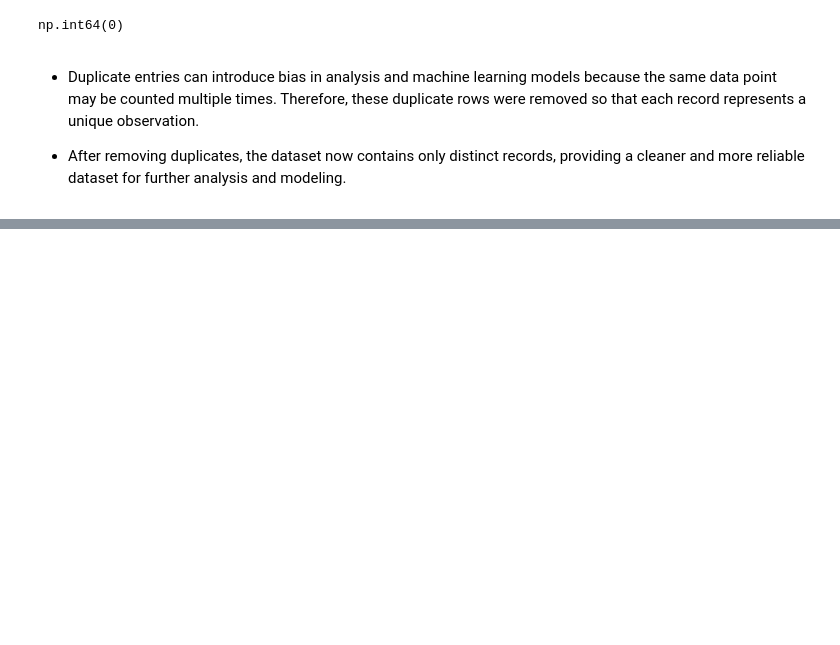
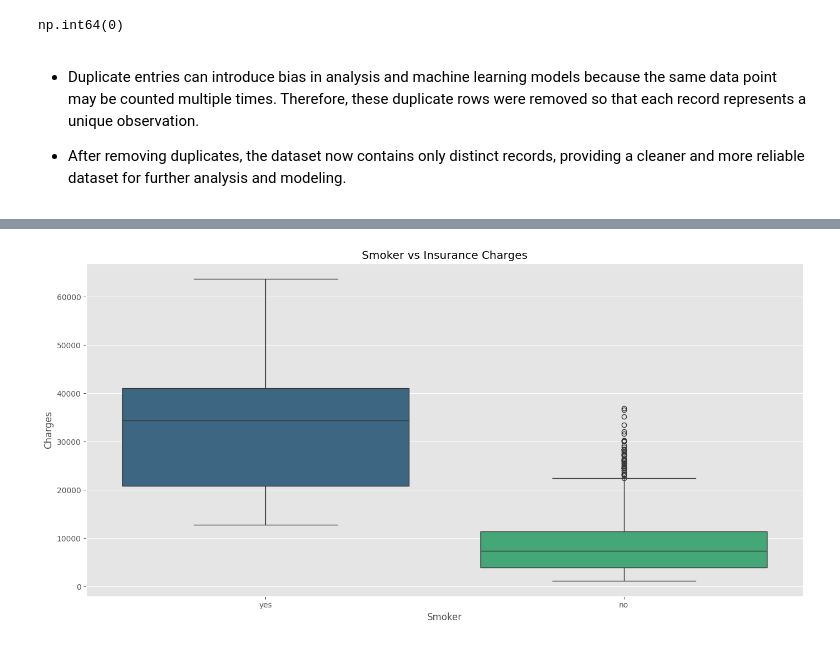
Before and after one commit to ashish-jonnada/medical-insurance-cost-prediction-ML, a Jupyter notebook: notebook/Medical_Insurance_prediction_ML.ipynb, the cells around one changed output, grey strips where cells are left out. Saved outputs shown, nothing was run; the diff lists cells and outputs as text; code cells hidden in the pictures; blank space fills up the shorter version.

```diff
--- a/notebook/Medical_Insurance_prediction_ML.ipynb
+++ b/notebook/Medical_Insurance_prediction_ML.ipynb
@@ -125,0 +177,10 @@ np.int64(0)
+# %%
+plt.figure(figsize=(14,7))
+sns.boxplot(data=df , x="smoker" , y="charges",palette = "viridis")
+plt.title("Smoker vs Insurance Charges")
+plt.xlabel("Smoker")
+plt.ylabel("Charges")
+plt.tight_layout()
+plt.show()
+# %% [output]
+[figure, added]
```
Also changed, not shown: parts of 13 cells of this notebook.
